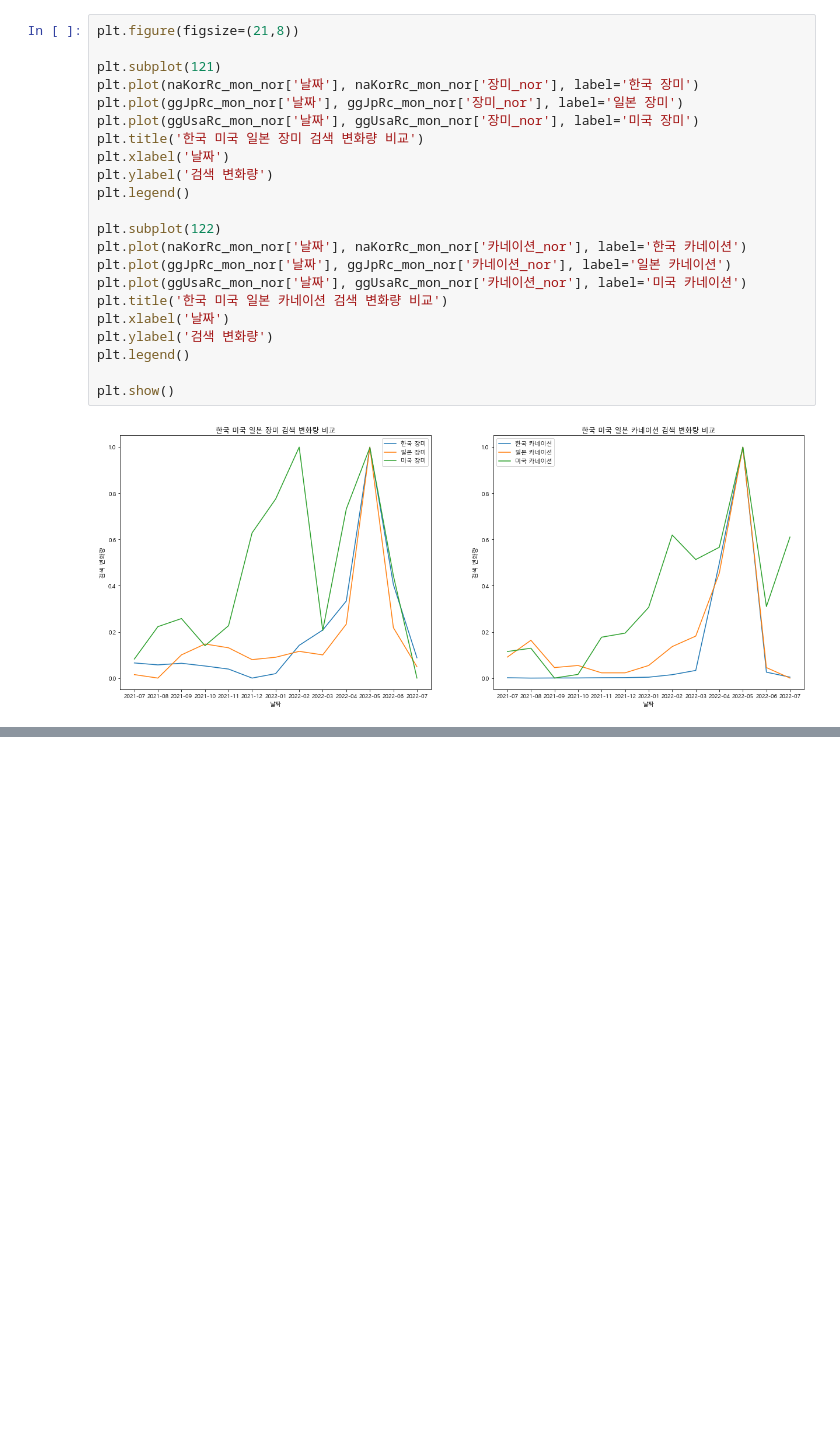
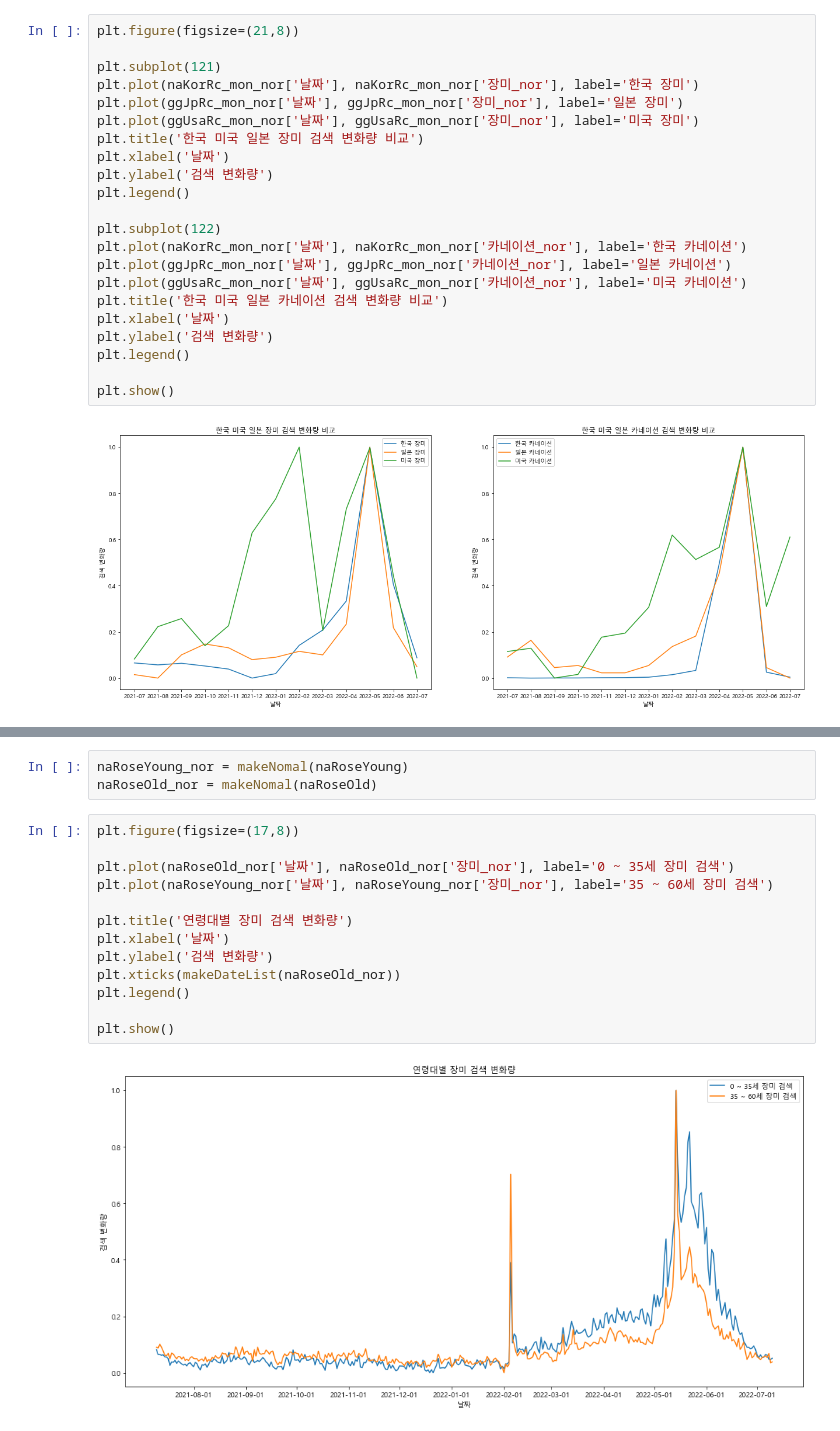
Before and after one commit to epocheing/202206_KNU_kdt2, a Jupyter notebook: 송인욱.ipynb, the cells around one changed output, grey strips where cells are left out. Drawn from its saved outputs; the diff is of its cells as text; blank space fills up the shorter version.

```diff
--- a/송인욱.ipynb
+++ b/송인욱.ipynb
@@ -273,0 +324,18 @@ plt.show()
+# %%
+naRoseYoung_nor = makeNomal(naRoseYoung)
+naRoseOld_nor = makeNomal(naRoseOld)
+# %%
+plt.figure(figsize=(17,8))
+
+plt.plot(naRoseOld_nor['날짜'], naRoseOld_nor['장미_nor'], label='0 ~ 35세 장미 검색')
+plt.plot(naRoseYoung_nor['날짜'], naRoseYoung_nor['장미_nor'], label='35 ~ 60세 장미 검색')
+
+plt.title('연령대별 장미 검색 변화량')
+plt.xlabel('날짜')
+plt.ylabel('검색 변화량')
+plt.xticks(makeDateList(naRoseOld_nor))
+plt.legend()
+
+plt.show()
+# %% [output]
+[figure, added]
```
Also changed, not shown: parts of 18 cells of this notebook, 4 other files.
